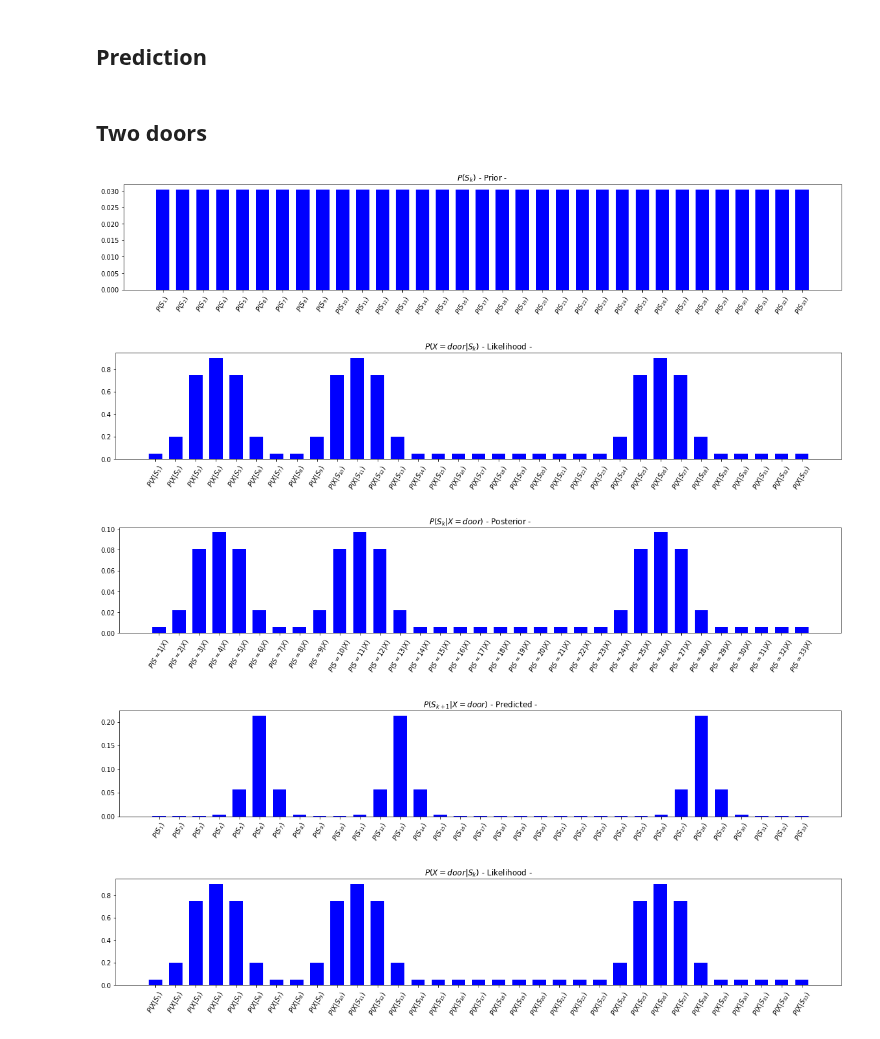
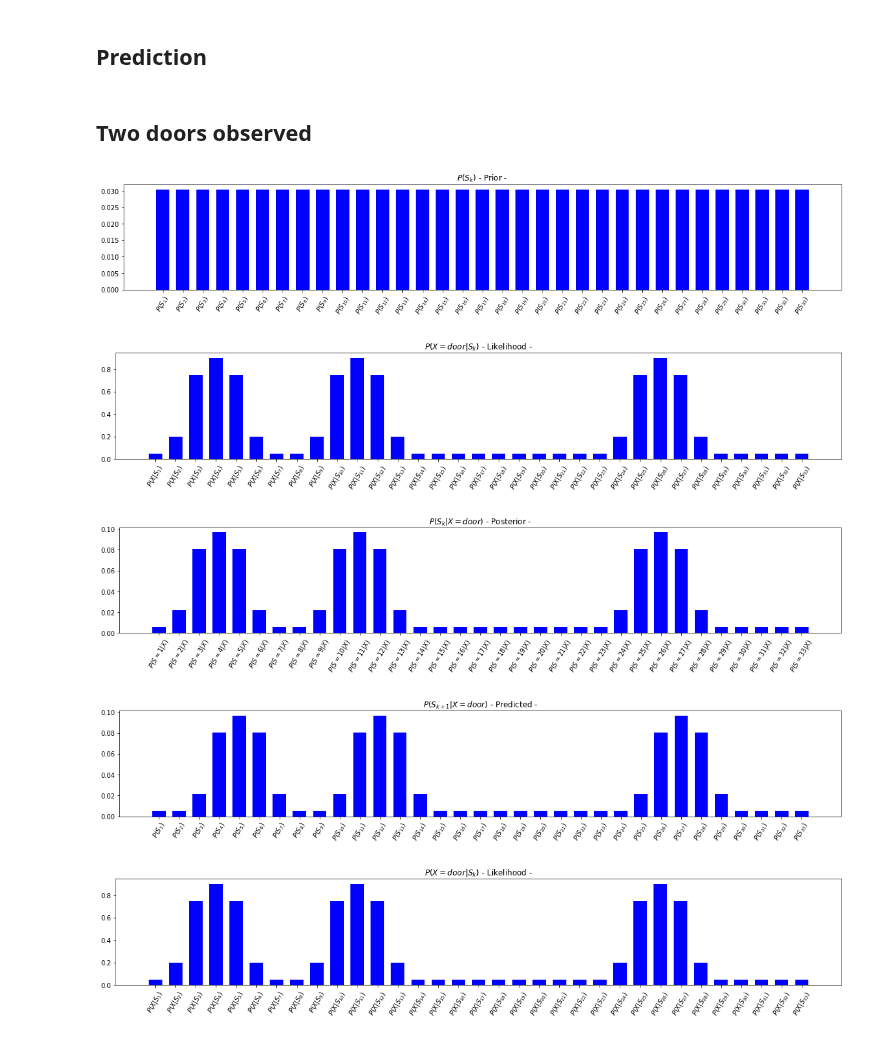
Before and after one commit to jganzabal/Kalman-as-Recursive-Bayesian-Estimation, a Jupyter notebook: Histogram Filters.ipynb, the cells around one changed output. Cells and saved outputs as stored; diff of their text form; code cells hidden in the pictures.

```diff
--- a/Histogram Filters.ipynb
+++ b/Histogram Filters.ipynb
@@ -114,10 +117,10 @@ $X_k$ and $S_k$ are correlated
 # %%
 pulse = np.array([0.2, 0.75, 0.9, 0.75, 0.2])
 noise = 0.05
-likelihood = HF.get_room_observation_likelihood(N = N, doors = doors, pulse = pulse, noise = noise)
-HF.plot_distribution(likelihood['door'], title = '$P(X=door|S_k)$ - Likelihood -',
+likelihood = get_room_observation_likelihood(N = N, doors = doors, pulse = pulse, noise = noise)
+plot_distribution(likelihood['door'], title = '$P(X=door|S_k)$ - Likelihood -',
                          str_indexes= str_indexes_likelihood, rotation = 60)
-HF.plot_distribution(likelihood['wall'],  title = '$P(X=wall|S_k)$ - Likelihood -',
+plot_distribution(likelihood['wall'],  title = '$P(X=wall|S_k)$ - Likelihood -',
                          str_indexes= str_indexes_likelihood, rotation = 60)
 # %% [output]
 [figure]
@@ -187,24 +202,24 @@ hmm.plot_basic_hmm_model(N = N, N_states_visible = 10, circular = True, stay_ste
 def predict_perfect(posterior):
     return np.roll(posterior,1)
 # %% [markdown]
-## Two doors
+## Two doors observed
 # %%
 p = np.ones(N)/N
-HF.plot_distribution(p, title = '$P(S_k)$ - Prior -',
+plot_distribution(p, title = '$P(S_k)$ - Prior -',
                          str_indexes= str_indexes_prior, rotation = 60)
 # Observo una puerta
 X = 'door'
-HF.plot_distribution(likelihood[X], title = '$P(X=door|S_k)$ - Likelihood -',
+plot_distribution(likelihood[X], title = '$P(X=door|S_k)$ - Likelihood -',
                          str_indexes= str_indexes_likelihood, rotation = 60)
 posterior = update(p, X, likelihood)
-HF.plot_distribution(posterior, title = '$P(S_k|X=door)$ - Posterior -',
+plot_distribution(posterior, title = '$P(S_k|X=door)$ - Posterior -',
                          str_indexes= str_indexes_posterior, rotation = 60)
 predicted_1 = predict_perfect(posterior)
-HF.plot_distribution(predicted, title = '$P(S_{k+1}|X=door)$ - Predicted -',
+plot_distribution(predicted_1, title = '$P(S_{k+1}|X=door)$ - Predicted -',
                          str_indexes= str_indexes_prior, rotation = 60)
 # %% [output]
 [figure]
 [figure]
 [figure]
-[figure, old version]
+[figure, new version]
 # %%
```
Also changed, not shown: parts of 27 cells of this notebook, 2 other files.
